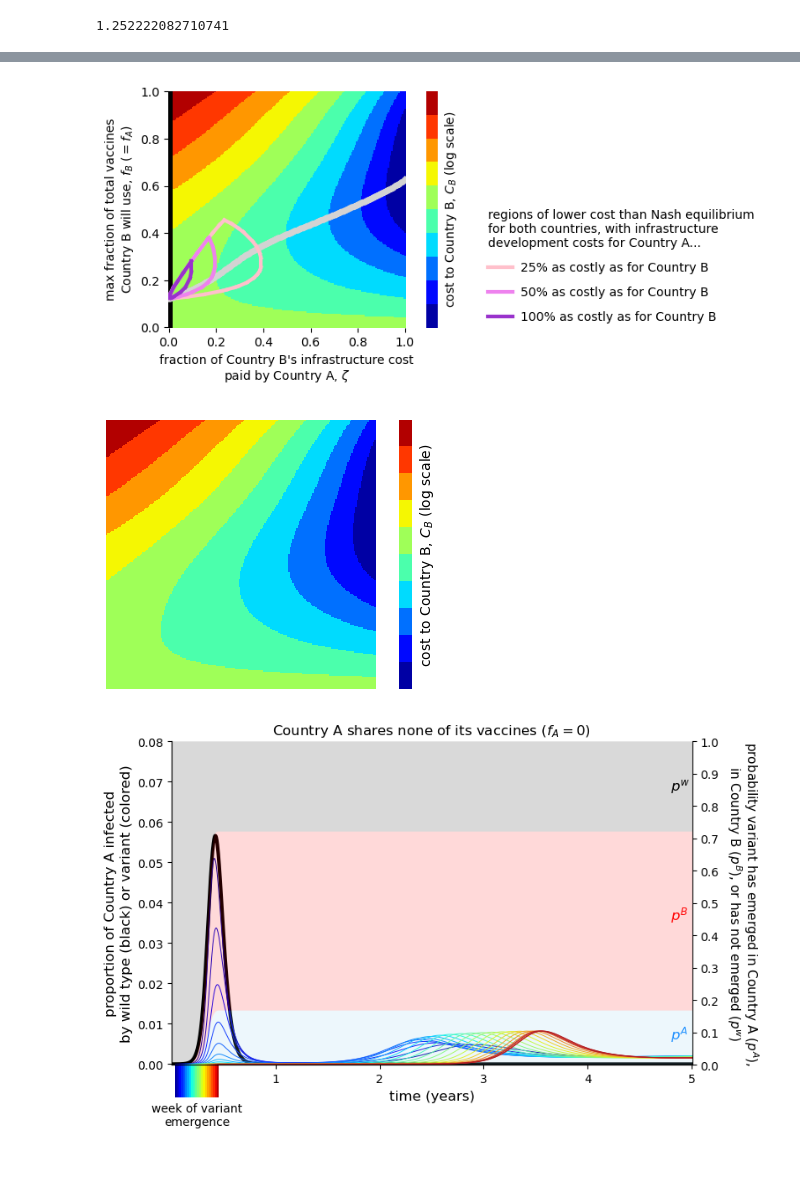
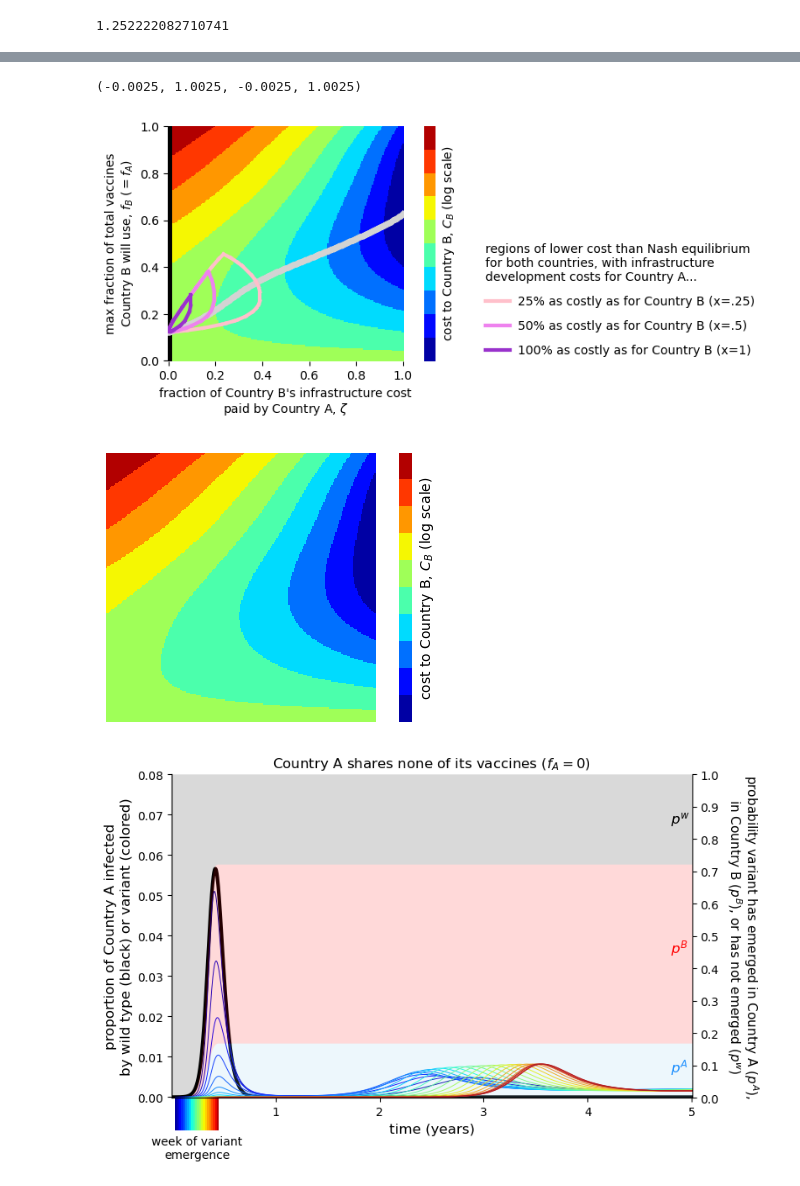
Before and after one commit to freedmanari/vaccine_nationalism, a Jupyter notebook: vaccine_nationalism.ipynb, the cells around one changed output, grey strips where cells are left out. Saved outputs shown, nothing was run; the diff lists cells and outputs as text; code cells hidden in the pictures.

```diff
--- a/vaccine_nationalism.ipynb
+++ b/vaccine_nationalism.ipynb
@@ -1005,39 +1006,40 @@ plt.plot(fs,B_mins,color='lightgray',linewidth=5)
 hull_low_x = better_than_NE_hull(log_C_A_low_xs, log_C_B_low_xs, len(fs))
 for h in range(len(hull_low_x)):
     if h==0:
-        plt.plot(fs[hull_low_x[(h,(h+1)%len(hull_low_x)),1]],fs[hull_low_x[(h,(h+1)%len(hull_low_x)),0]], color='pink', linewidth=3, label='25% as costly as for Country B')
+        plt.plot(fs[hull_low_x[(h,(h+1)%len(hull_low_x)),1]],fs[hull_low_x[(h,(h+1)%len(hull_low_x)),0]], color='pink', linewidth=3, label='25% as costly as for Country B (x=.25)')
     else:
         plt.plot(fs[hull_low_x[(h,(h+1)%len(hull_low_x)),1]],fs[hull_low_x[(h,(h+1)%len(hull_low_x)),0]], color='pink', linewidth=3)
 
 hull_medium_x = better_than_NE_hull(log_C_A_medium_xs, log_C_B_medium_xs, len(fs))
 for h in range(len(hull_medium_x)):
     if h==0:
-        plt.plot(fs[hull_medium_x[(h,(h+1)%len(hull_medium_x)),1]],fs[hull_medium_x[(h,(h+1)%len(hull_medium_x)),0]], color='violet', linewidth=3, label='50% as costly as for Country B')
+        plt.plot(fs[hull_medium_x[(h,(h+1)%len(hull_medium_x)),1]],fs[hull_medium_x[(h,(h+1)%len(hull_medium_x)),0]], color='violet', linewidth=3, label='50% as costly as for Country B (x=.5)')
     else:
         plt.plot(fs[hull_medium_x[(h,(h+1)%len(hull_medium_x)),1]],fs[hull_medium_x[(h,(h+1)%len(hull_medium_x)),0]], color='violet', linewidth=3)
 
 hull_high_x = better_than_NE_hull(log_C_A_high_xs, log_C_B_high_xs, len(fs))
 for h in range(len(hull_high_x)):
     if h==0:
-        plt.plot(fs[hull_high_x[(h,(h+1)%len(hull_high_x)),1]],fs[hull_high_x[(h,(h+1)%len(hull_high_x)),0]], color='darkorchid', linewidth=3, label='100% as costly as for Country B')
+        plt.plot(fs[hull_high_x[(h,(h+1)%len(hull_high_x)),1]],fs[hull_high_x[(h,(h+1)%len(hull_high_x)),0]], color='darkorchid', linewidth=3, label='100% as costly as for Country B (x=1)')
     else:
         plt.plot(fs[hull_high_x[(h,(h+1)%len(hull_high_x)),1]],fs[hull_high_x[(h,(h+1)%len(hull_high_x)),0]], color='darkorchid', linewidth=3)
 
 plt.legend(title='regions of lower cost than Nash equilibrium\nfor both countries, with infrastructure\ndevelopment costs for Country A...',
            alignment='left', bbox_to_anchor=(1.3, .55), frameon=False, labelspacing=1, handlelength=2, handletextpad=0.7)
 
 # plt.savefig('figures/roughs/infrastructure_sharing_C_B.svg', bbox_inches='tight')
 
 
 plt.figure(figsize=(6,3.5))
 plot_heatmap('zeta', 'f', 'log_C_B_high_x',
              xlabel='fraction of Country B\'s infrastructure cost\npaid by Country A, $\zeta$', ylabel='max fraction of total vaccines\nCountry B will use, $f_B\ (=f_A)$', legend_title='cost to Country B, $C_B$ (log scale)',
              vertical_colorbar=True)
 plt.axis('off')
 
 # plt.savefig('figures/roughs/infrastructure_sharing_C_B.png', bbox_inches='tight', dpi=1200)
 # %% [output]
+(-0.0025, 1.0025, -0.0025, 1.0025)
-[figure, old version]
+[figure, new version]
 [figure]
 # %%
 ### this and next 9 blocks for figure example and supplementary figure example_both_countries
```
Also changed, not shown: parts of 2 cells of this notebook, 1 other file.
